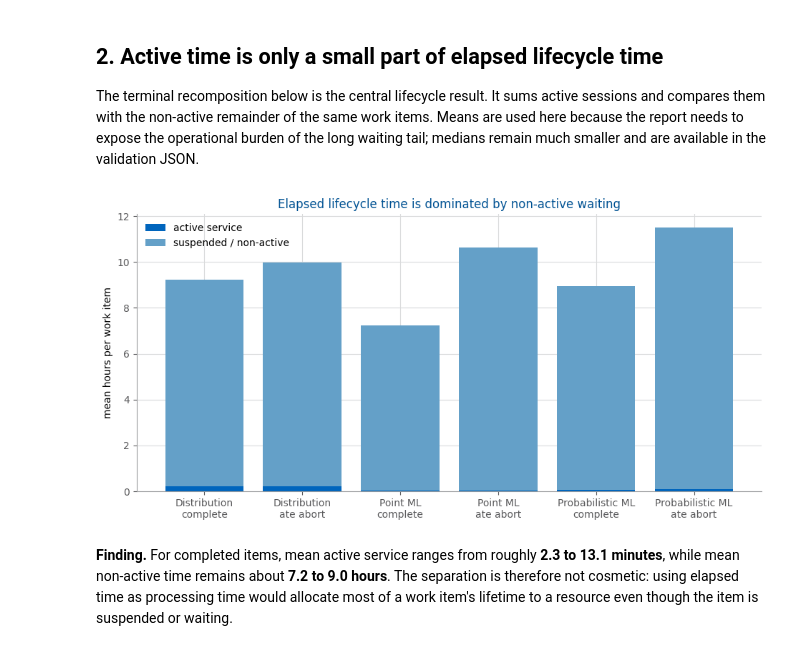
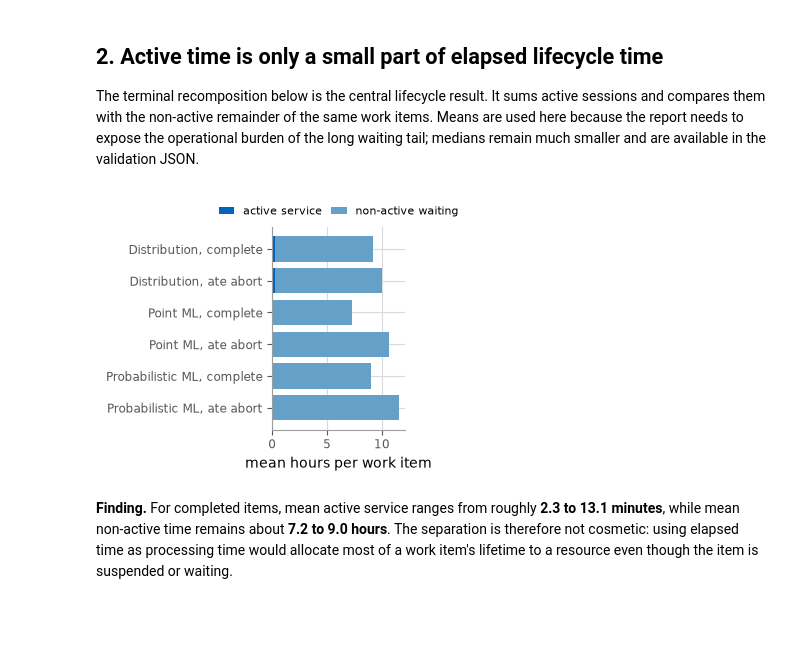
Before and after one commit to ophdn/bpic17-process-mining-group-assignment, a Jupyter notebook: notebooks/03_process_times.ipynb, the cells around one changed output. Drawn from its saved outputs; the diff is of its cells as text; code cells hidden in the pictures; blank space fills up the shorter version.

Commit message:
Refine processing-time report figures

```diff
--- a/notebooks/03_process_times.ipynb
+++ b/notebooks/03_process_times.ipynb
@@ -134,30 +134,31 @@ The terminal recomposition below is the central lifecycle result. It sums active
 # %%
 recomposition_rows = []
 for mode, run in runs.items():
     for terminal in ('complete', 'ate_abort'):
         values = run['lifecycle']['terminal_recomposition'][terminal]
         recomposition_rows.append({
             'mode': mode,
             'terminal': terminal.replace('_', ' '),
             'active hours': values['active_seconds']['mean'] / 3600,
             'non-active hours': values['non_active_seconds']['mean'] / 3600,
         })
 recomposition = pd.DataFrame(recomposition_rows)
-recomposition['label'] = recomposition['mode'] + '\n' + recomposition['terminal']
+recomposition['label'] = recomposition['mode'] + ', ' + recomposition['terminal']
 
-fig, ax = plt.subplots(figsize=(9.5, 4.8))
-x = np.arange(len(recomposition))
-ax.bar(x, recomposition['active hours'], color=TUM_BLUE, label='active service')
-ax.bar(x, recomposition['non-active hours'], bottom=recomposition['active hours'],
-       color=TUM_BLUE_LIGHT, label='suspended / non-active')
-ax.set(xticks=x, xticklabels=recomposition['label'], ylabel='mean hours per work item',
-       title='Elapsed lifecycle time is dominated by non-active waiting')
-ax.legend()
+fig, ax = plt.subplots(figsize=(3.35, 3.0))
+y = np.arange(len(recomposition))[::-1]
+ax.barh(y, recomposition['active hours'], color=TUM_BLUE, label='active service')
+ax.barh(y, recomposition['non-active hours'], left=recomposition['active hours'],
+        color=TUM_BLUE_LIGHT, label='non-active waiting')
+ax.set(yticks=y, yticklabels=recomposition['label'], xlabel='mean hours per work item', ylabel='')
+ax.legend(loc='lower center', bbox_to_anchor=(0.5, 1.0), ncol=2, fontsize=8,
+          frameon=False, columnspacing=0.8, handlelength=1.4)
+ax.tick_params(labelsize=8.5)
 plt.tight_layout()
 save_figure(fig, '03_lifecycle_time_recomposition')
 plt.show()
 # %% [output]
-[figure, old version]
+[figure, new version]
 # %% [markdown]
 **Finding.** For completed items, mean active service ranges from roughly **2.3 to 13.1 minutes**, while mean non-active time remains about **7.2 to 9.0 hours**. The separation is therefore not cosmetic: using elapsed time as processing time would allocate most of a work item's lifetime to a resource even though the item is suspended or waiting.
 # %%
```
Also changed, not shown: parts of 3 cells of this notebook, 6 other files.
